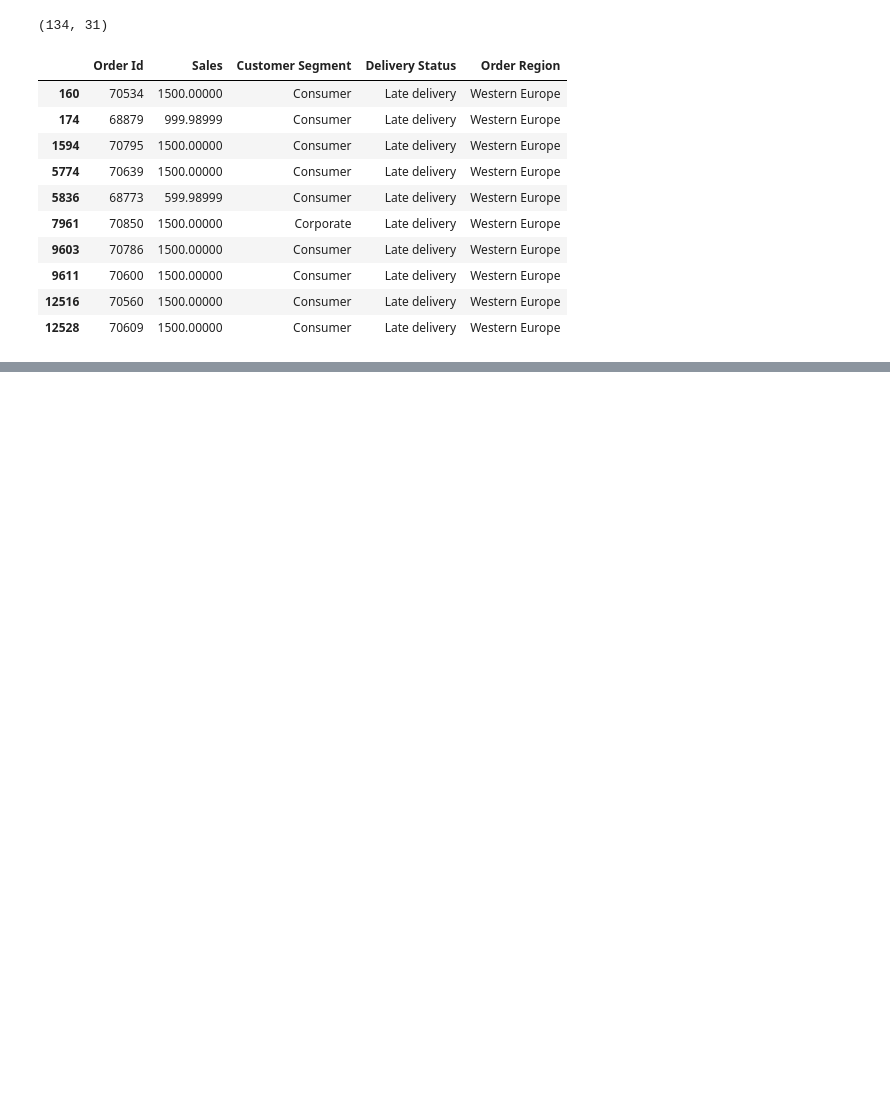
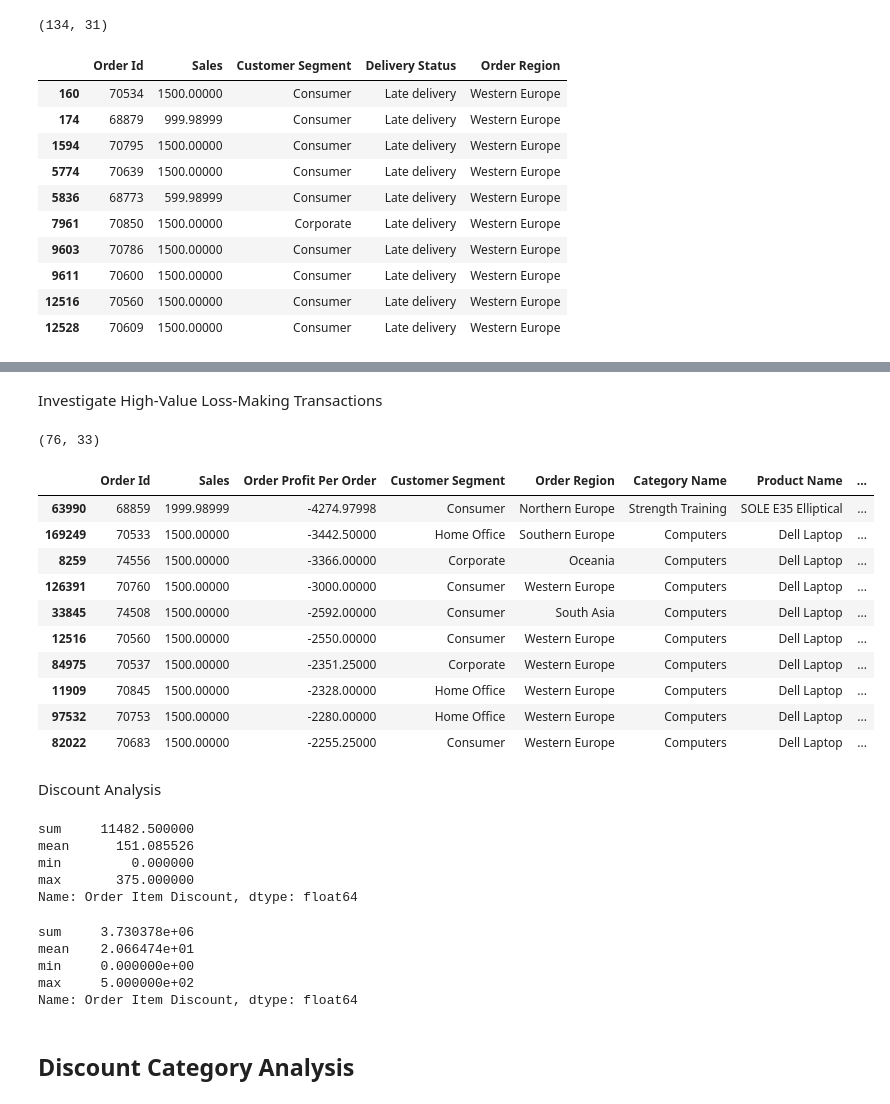
Before and after one commit to ivaibhavpawar1045/Python-Data-Analytics, a Jupyter notebook: 23_advanced_filtering_and_conditional_analysis/advanced_filtering_analysis.ipynb, the cells around one changed output, grey strips where cells are left out. Cells and saved outputs as stored; diff of their text form; code cells hidden in the pictures; blank space fills up the shorter version.

Commit message:
Add business classification and profitability analysis

```diff
--- a/23_advanced_filtering_and_conditional_analysis/advanced_filtering_analysis.ipynb
+++ b/23_advanced_filtering_and_conditional_analysis/advanced_filtering_analysis.ipynb
@@ -145,0 +171,14 @@ high_value_transactions[
+# %%
+# How many transactions are highly profitable, normally profitable, or loss-making?
+conditions = [
+     (df["Order Profit Per Order"] > 100) ,
+     (df["Order Profit Per Order"] >= 0)
+]
+choices = [
+     "Highly Profitable" ,
+     "Normally Profitable"
+]
+df["Profit_category"] = np.select(
+     conditions , choices , default="Loss Making"
+)
+df["Profit_category"].value_counts()
@@ -145,0 +208,63 @@ high_value_transactions[
+# %% [markdown]
+Investigate High-Value Loss-Making Transactions
+# %%
+# Which high-value transactions are generating losses, and where are they occurring?
+high_value_loss = df[
+    (df["Sales_category"] == "High_value") &
+    (df["Profit_category"] == "Loss Making")
+]
+high_value_loss.shape
+# %% [output]
+(76, 33)
+# %%
+high_value_loss [
+     [
+          "Order Id" ,
+           "Sales" ,
+           "Order Profit Per Order" ,
+           "Customer Segment" ,
+           "Order Region" ,
+           "Category Name" ,
+           "Product Name" ,
+          "Order Item Discount"
+     ]
+].sort_values(
+     by= "Order Profit Per Order"
+).head(10)
+# %% [output]
+|  | Order Id | Sales | Order Profit Per Order | Customer Segment | Order Region | Category Name | Product Name | ... |
+| 63990 | 68859 | 1999.98999 | -4274.97998 | Consumer | Northern Europe | Strength Training | SOLE E35 Elliptical | ... |
+| 169249 | 70533 | 1500.00000 | -3442.50000 | Home Office | Southern Europe | Computers | Dell Laptop | ... |
+| 8259 | 74556 | 1500.00000 | -3366.00000 | Corporate | Oceania | Computers | Dell Laptop | ... |
+| 126391 | 70760 | 1500.00000 | -3000.00000 | Consumer | Western Europe | Computers | Dell Laptop | ... |
+| 33845 | 74508 | 1500.00000 | -2592.00000 | Consumer | South Asia | Computers | Dell Laptop | ... |
+| 12516 | 70560 | 1500.00000 | -2550.00000 | Consumer | Western Europe | Computers | Dell Laptop | ... |
+| 84975 | 70537 | 1500.00000 | -2351.25000 | Corporate | Western Europe | Computers | Dell Laptop | ... |
+| 11909 | 70845 | 1500.00000 | -2328.00000 | Home Office | Western Europe | Computers | Dell Laptop | ... |
+| 97532 | 70753 | 1500.00000 | -2280.00000 | Home Office | Western Europe | Computers | Dell Laptop | ... |
+| 82022 | 70683 | 1500.00000 | -2255.25000 | Consumer | Western Europe | Computers | Dell Laptop | ... |
+# %% [markdown]
+Discount Analysis
+# %%
+#What is the average and total discount associated with high-value loss-making transactions?
+high_value_loss["Order Item Discount"].agg(
+     ["sum" ,"mean","min" ,"max"]
+)
+# %% [output]
+sum     11482.500000
+mean      151.085526
+min         0.000000
+max       375.000000
+Name: Order Item Discount, dtype: float64
+# %%
+df["Order Item Discount"].agg(
+    ["sum", "mean", "min", "max"]
+)
+# %% [output]
+sum     3.730378e+06
+mean    2.066474e+01
+min     0.000000e+00
+max     5.000000e+02
+Name: Order Item Discount, dtype: float64
+# %% [markdown]
+## Discount Category Analysis
```
Also changed, not shown: parts of 16 cells of this notebook.
